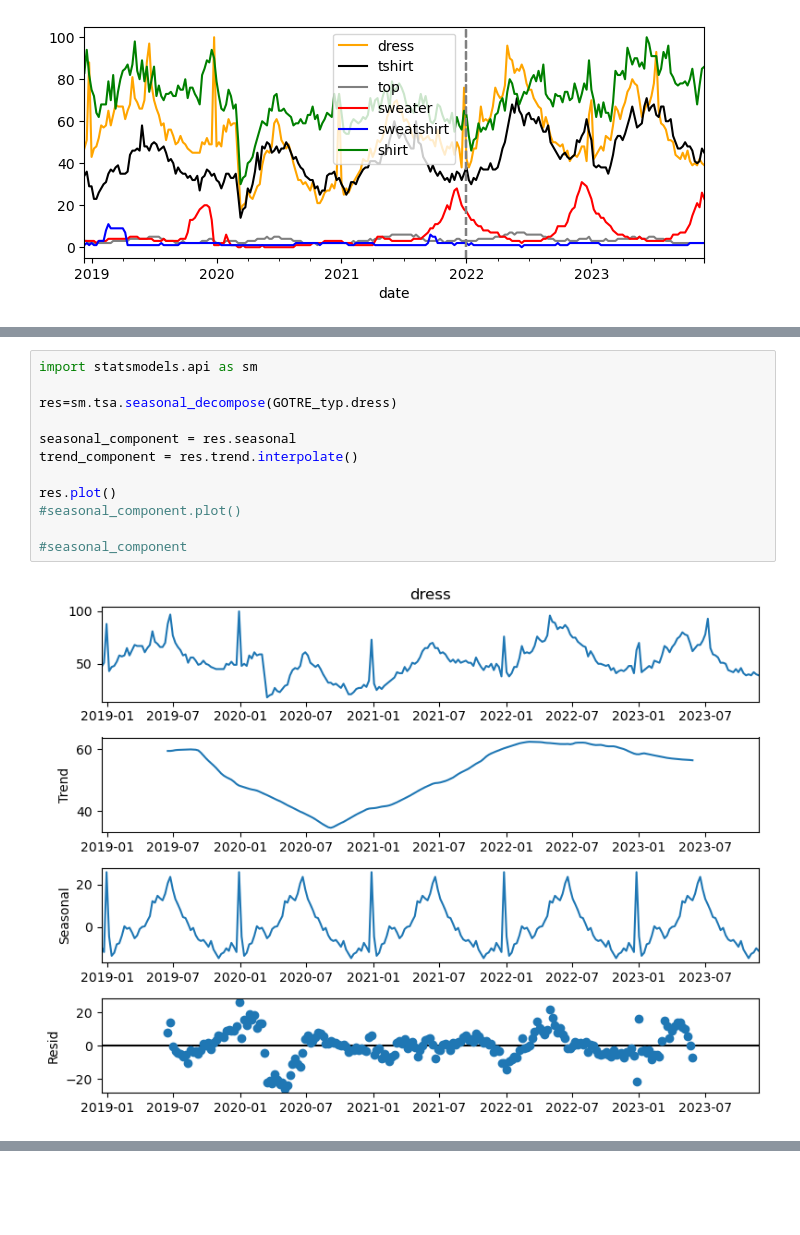
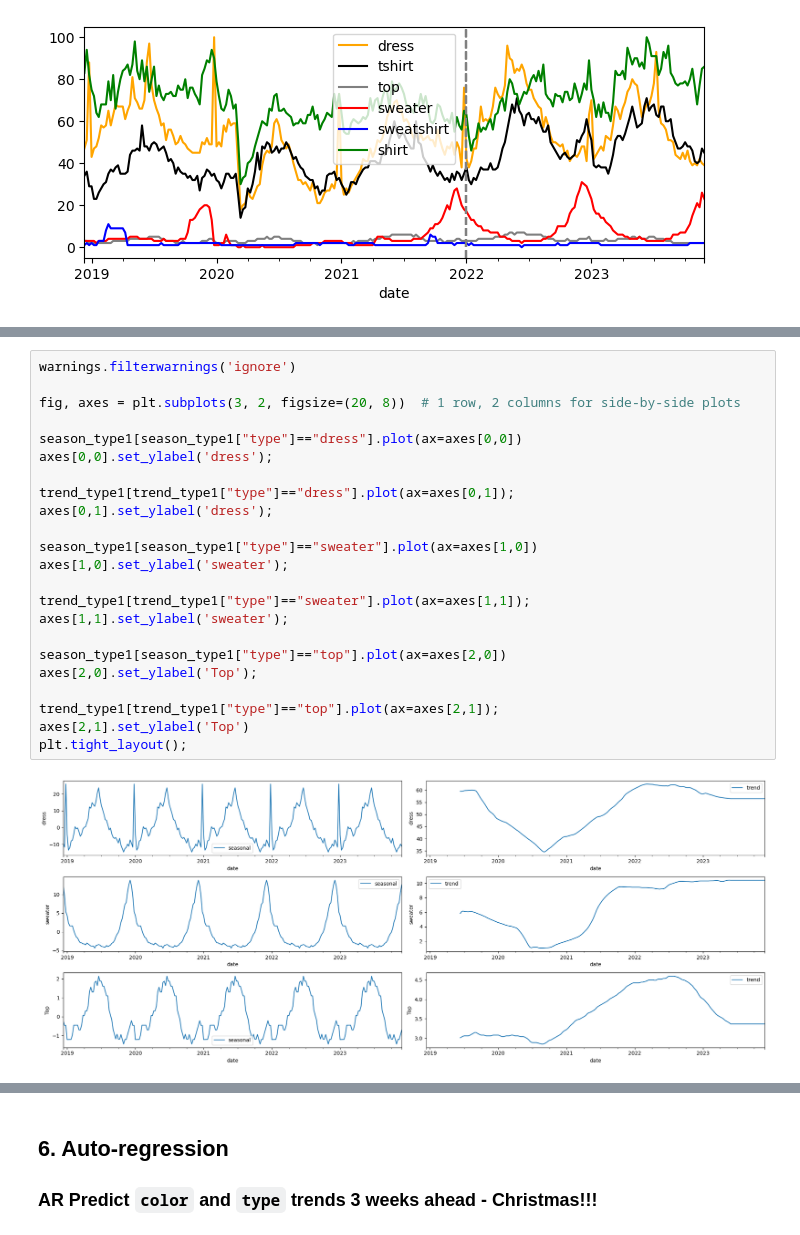
Before and after one commit to maluque/COLOURS_in_NUMBERS, a Jupyter notebook: notebooks/8.googletrends.ipynb, the cells around one changed output, grey strips where cells are left out. Cells and saved outputs as stored; diff of their text form; blank space fills up the shorter version.

```diff
--- a/notebooks/8.googletrends.ipynb
+++ b/notebooks/8.googletrends.ipynb
@@ -172,14 +210,25 @@ Take out 10 timestamps to check whether the AR is able to correctly predict them
 # %%
-import statsmodels.api as sm
+warnings.filterwarnings('ignore')
 
-res=sm.tsa.seasonal_decompose(GOTRE_typ.dress)
+fig, axes = plt.subplots(3, 2, figsize=(20, 8))  # 1 row, 2 columns for side-by-side plots
 
-seasonal_component = res.seasonal
-trend_component = res.trend.interpolate()
+season_type1[season_type1["type"]=="dress"].plot(ax=axes[0,0])
+axes[0,0].set_ylabel('dress');
 
-res.plot()
-#seasonal_component.plot()
+trend_type1[trend_type1["type"]=="dress"].plot(ax=axes[0,1]);
+axes[0,1].set_ylabel('dress');
 
-#seasonal_component
+season_type1[season_type1["type"]=="sweater"].plot(ax=axes[1,0])
+axes[1,0].set_ylabel('sweater');
+
+trend_type1[trend_type1["type"]=="sweater"].plot(ax=axes[1,1]);
+axes[1,1].set_ylabel('sweater');
+
+season_type1[season_type1["type"]=="top"].plot(ax=axes[2,0])
+axes[2,0].set_ylabel('Top');
+
+trend_type1[trend_type1["type"]=="top"].plot(ax=axes[2,1]);
+axes[2,1].set_ylabel('Top')
+plt.tight_layout();
 # %% [output]
-[figure, old version]
+[figure, new version]
@@ -187 +235,5 @@ res.plot()
+# %% [markdown]
+## 6. Auto-regression
+
+### AR Predict `color` and `type` trends 3 weeks ahead - Christmas!!!
 # %%
```
Also changed, not shown: parts of 40 cells of this notebook, 11 other files.
